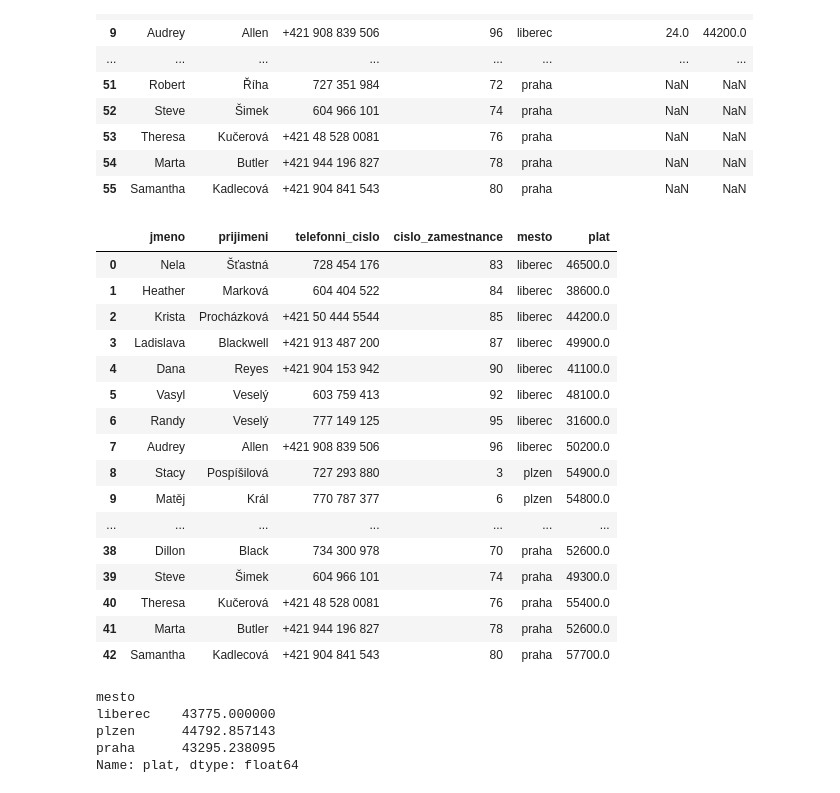
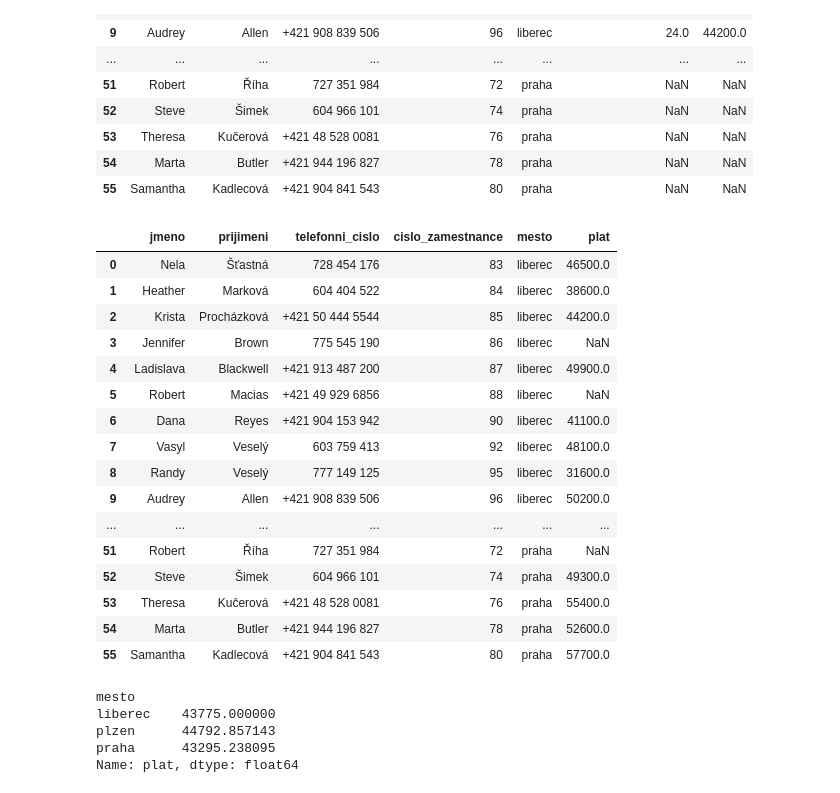
Before and after one commit to PetraPaclikova/Advent-of-Code-2022, a Jupyter notebook: notebook/ukol10.ipynb, the cells around one changed output. Drawn from its saved outputs; the diff is of its cells as text; code cells hidden in the pictures.

```diff
--- a/notebook/ukol10.ipynb
+++ b/notebook/ukol10.ipynb
@@ -86,26 +68,26 @@ zamestnatnci_all
 | 54 | Marta | Butler | +421 944 196 827 | 78 | praha | NaN | NaN |
 | 55 | Samantha | Kadlecová | +421 904 841 543 | 80 | praha | NaN | NaN |
 # %%
-zamestnaci_s_platy = pd.merge(zamestnanci, platy)
+zamestnaci_s_platy = pd.merge(zamestnanci, platy, how ="left")
 zamestnaci_s_platy
 # %% [output]
 |  | jmeno | prijimeni | telefonni_cislo | cislo_zamestnance | mesto | plat |
 | 0 | Nela | Šťastná | 728 454 176 | 83 | liberec | 46500.0 |
 | 1 | Heather | Marková | 604 404 522 | 84 | liberec | 38600.0 |
 | 2 | Krista | Procházková | +421 50 444 5544 | 85 | liberec | 44200.0 |
-| 3 | Ladislava | Blackwell | +421 913 487 200 | 87 | liberec | 49900.0 |
-| 4 | Dana | Reyes | +421 904 153 942 | 90 | liberec | 41100.0 |
-| 5 | Vasyl | Veselý | 603 759 413 | 92 | liberec | 48100.0 |
-| 6 | Randy | Veselý | 777 149 125 | 95 | liberec | 31600.0 |
-| 7 | Audrey | Allen | +421 908 839 506 | 96 | liberec | 50200.0 |
-| 8 | Stacy | Pospíšilová | 727 293 880 | 3 | plzen | 54900.0 |
-| 9 | Matěj | Král | 770 787 377 | 6 | plzen | 54800.0 |
+| 3 | Jennifer | Brown | 775 545 190 | 86 | liberec | NaN |
+| 4 | Ladislava | Blackwell | +421 913 487 200 | 87 | liberec | 49900.0 |
+| 5 | Robert | Macias | +421 49 929 6856 | 88 | liberec | NaN |
+| 6 | Dana | Reyes | +421 904 153 942 | 90 | liberec | 41100.0 |
+| 7 | Vasyl | Veselý | 603 759 413 | 92 | liberec | 48100.0 |
+| 8 | Randy | Veselý | 777 149 125 | 95 | liberec | 31600.0 |
+| 9 | Audrey | Allen | +421 908 839 506 | 96 | liberec | 50200.0 |
 | ... | ... | ... | ... | ... | ... | ... |
-| 38 | Dillon | Black | 734 300 978 | 70 | praha | 52600.0 |
-| 39 | Steve | Šimek | 604 966 101 | 74 | praha | 49300.0 |
-| 40 | Theresa | Kučerová | +421 48 528 0081 | 76 | praha | 55400.0 |
-| 41 | Marta | Butler | +421 944 196 827 | 78 | praha | 52600.0 |
-| 42 | Samantha | Kadlecová | +421 904 841 543 | 80 | praha | 57700.0 |
+| 51 | Robert | Říha | 727 351 984 | 72 | praha | NaN |
+| 52 | Steve | Šimek | 604 966 101 | 74 | praha | 49300.0 |
+| 53 | Theresa | Kučerová | +421 48 528 0081 | 76 | praha | 55400.0 |
+| 54 | Marta | Butler | +421 944 196 827 | 78 | praha | 52600.0 |
+| 55 | Samantha | Kadlecová | +421 904 841 543 | 80 | praha | 57700.0 |
 # %%
 zamestnaci_s_platy.groupby("mesto")["plat"].mean()
 # %% [output]
```
Also changed, not shown: parts of 3 cells of this notebook.
